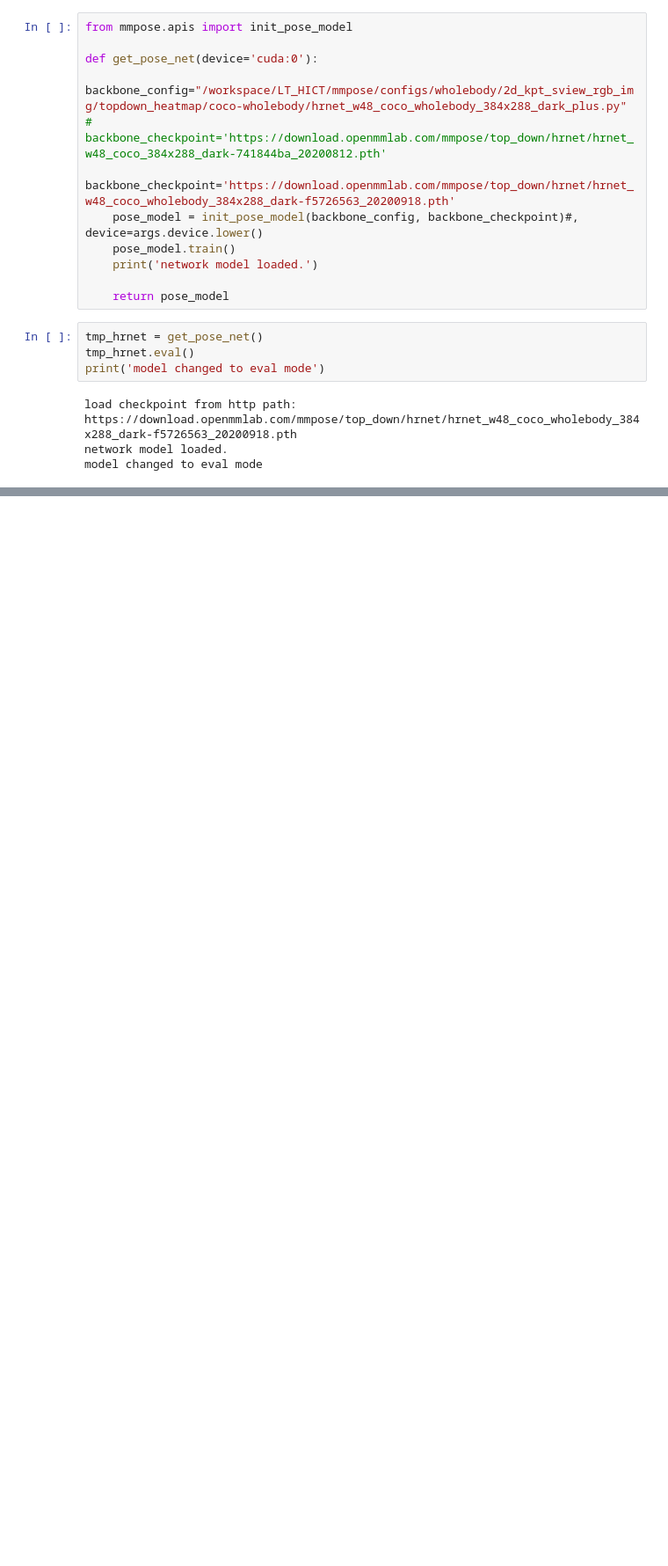
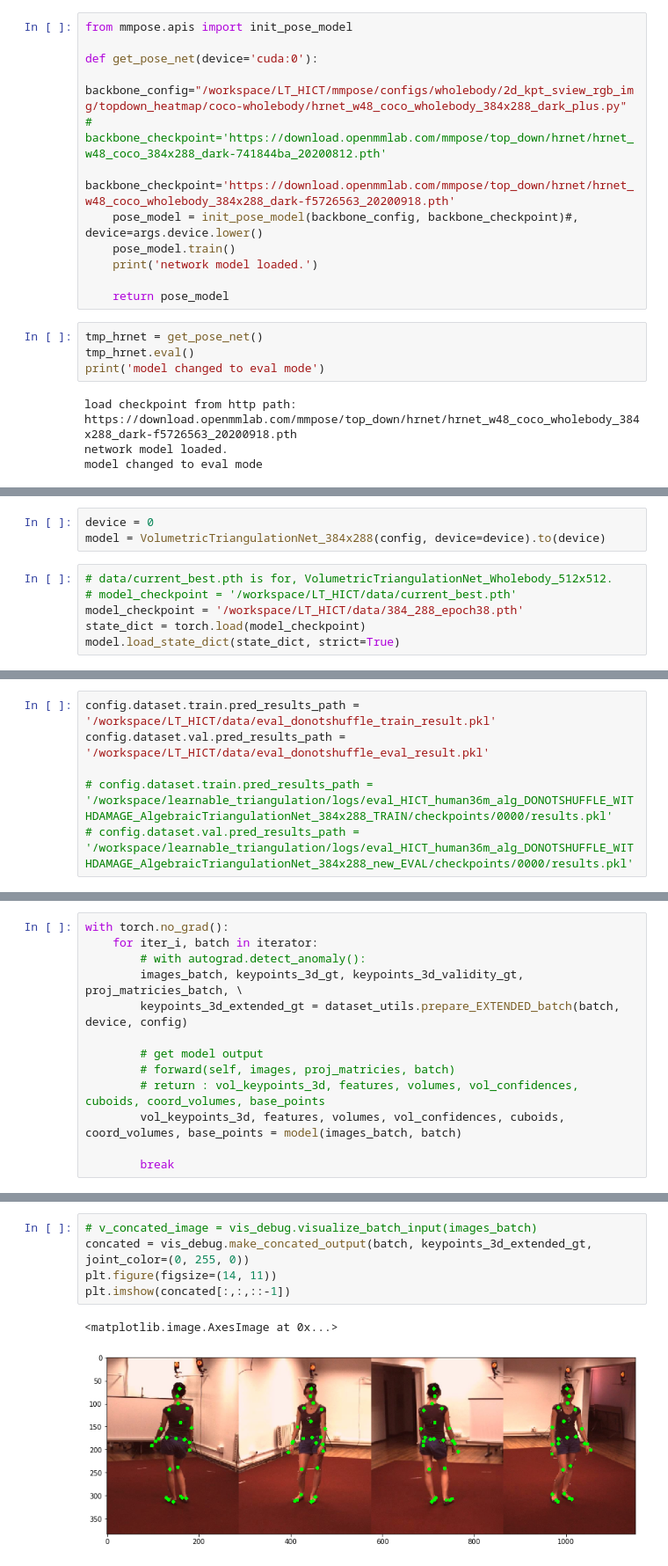
Before and after one commit to yeonkunlee/learnable_triangulation_HICT, a Jupyter notebook: LT_debug.ipynb, the cells around one changed output, grey strips where cells are left out. Shown at 88% size. Drawn from its saved outputs; the diff is of its cells as text; blank space fills up the shorter version.

Commit message:
algebraic_success

```diff
--- a/LT_debug.ipynb
+++ b/LT_debug.ipynb
@@ -24,0 +50,9 @@ model changed to eval mode
+# %%
+device = 0
+model = VolumetricTriangulationNet_384x288(config, device=device).to(device)
+# %%
+# data/current_best.pth is for, VolumetricTriangulationNet_Wholebody_512x512.
+# model_checkpoint = '/workspace/LT_HICT/data/current_best.pth'
+model_checkpoint = '/workspace/LT_HICT/data/384_288_epoch38.pth'
+state_dict = torch.load(model_checkpoint)
+model.load_state_dict(state_dict, strict=True)
@@ -24,0 +61,6 @@ model changed to eval mode
+# %%
+config.dataset.train.pred_results_path = '/workspace/LT_HICT/data/eval_donotshuffle_train_result.pkl'
+config.dataset.val.pred_results_path = '/workspace/LT_HICT/data/eval_donotshuffle_eval_result.pkl'
+
+# config.dataset.train.pred_results_path = '/workspace/learnable_triangulation/logs/eval_HICT_human36m_alg_DONOTSHUFFLE_WITHDAMAGE_AlgebraicTriangulationNet_384x288_TRAIN/checkpoints/0000/results.pkl'
+# config.dataset.val.pred_results_path = '/workspace/learnable_triangulation/logs/eval_HICT_human36m_alg_DONOTSHUFFLE_WITHDAMAGE_AlgebraicTriangulationNet_384x288_new_EVAL/checkpoints/0000/results.pkl'
@@ -24,0 +114,13 @@ model changed to eval mode
+# %%
+with torch.no_grad():
+    for iter_i, batch in iterator:
+        # with autograd.detect_anomaly():
+        images_batch, keypoints_3d_gt, keypoints_3d_validity_gt, proj_matricies_batch, \
+        keypoints_3d_extended_gt = dataset_utils.prepare_EXTENDED_batch(batch, device, config)
+
+        # get model output
+        # forward(self, images, proj_matricies, batch)
+        # return : vol_keypoints_3d, features, volumes, vol_confidences, cuboids, coord_volumes, base_points
+        vol_keypoints_3d, features, volumes, vol_confidences, cuboids, coord_volumes, base_points = model(images_batch, batch)
+
+        break
@@ -24,0 +149,8 @@ model changed to eval mode
+# %%
+# v_concated_image = vis_debug.visualize_batch_input(images_batch)
+concated = vis_debug.make_concated_output(batch, keypoints_3d_extended_gt, joint_color=(0, 255, 0))
+plt.figure(figsize=(14, 11))
+plt.imshow(concated[:,:,::-1])
+# %% [output]
+<matplotlib.image.AxesImage at 0x...>
+[figure, added]
```
Also changed, not shown: parts of 45 cells of this notebook, 3 other files.
